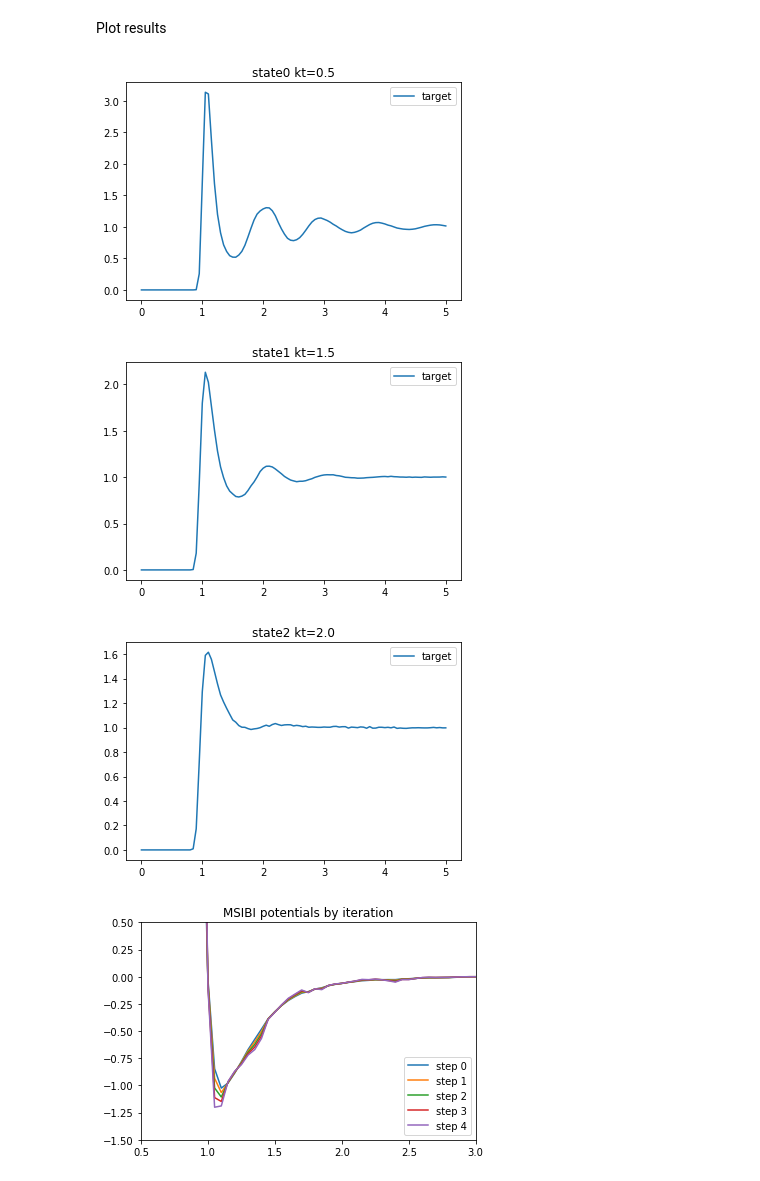
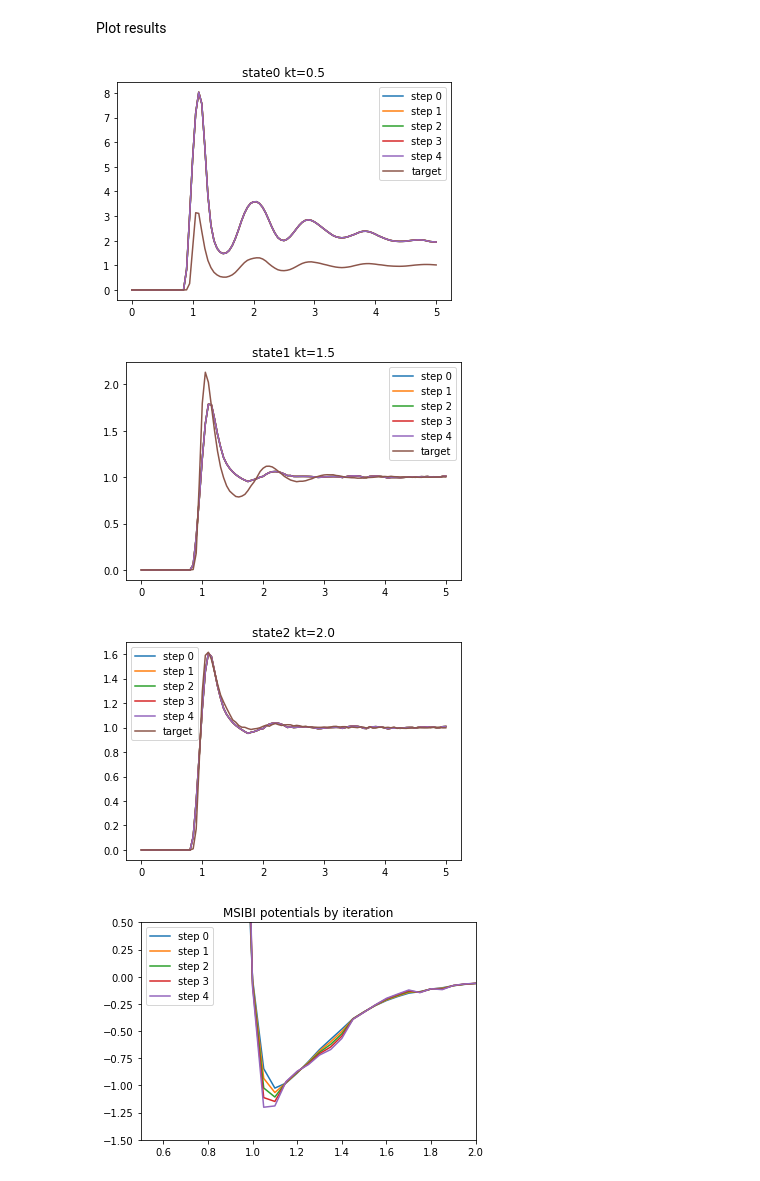
Before and after one commit to mosdef-hub/msibi, a Jupyter notebook: msibi/tutorials/lj/LJ_Tutorial.ipynb, the cells around one changed output. Drawn from its saved outputs; the diff is of its cells as text; code cells hidden in the pictures.

```diff
--- a/msibi/tutorials/lj/LJ_Tutorial.ipynb
+++ b/msibi/tutorials/lj/LJ_Tutorial.ipynb
@@ -188,25 +188,25 @@ Plot results
 # %%
 for state in states:
     plt.title(f'{state.name} kt={state.kT}')
 
     for step in range(0,opt.n_iterations):
         try:
-            step_rdf = np.loadtxt(f'rdfs/pair_1-1-state_{state.name}-step{step}.txt')
+            step_rdf = np.loadtxt(f'rdfs/pair_A-A-state_{state.name}-step{step}.txt')
             plt.plot(step_rdf[:,0],step_rdf[:,1], label=f'step {step}')
         except OSError:
-            target = np.loadtxt(f'rdfs/rdf.target{state.name.strip("state")}.t1t1.txt')
-            plt.plot(target[:,0], target[:,1], label='target')
-            plt.legend()
-            plt.show()
             break
+    target = np.loadtxt(f'rdfs/rdf.target{state.name.strip("state")}.t1t1.txt')
+    plt.plot(target[:,0], target[:,1], label='target')
+    plt.legend()
+    plt.show()
 # %% [output]
-[figure, old version]
+[figure, new version]
-[figure, old version]
+[figure, new version]
-[figure, old version]
+[figure, new version]
 # %%
 for step in range(0, opt.n_iterations):
     plt.ylim([-1.5,0.5])
-    plt.xlim([0.5,3])
+    plt.xlim([0.5,2])
     plt.title("MSIBI potentials by iteration")
     try:
         step_pot = np.loadtxt(f'potentials/step{step}.pot.A-A.txt')
@@ -216,4 +216,4 @@ for step in range(0, opt.n_iterations):
 plt.legend()
 plt.show()
 # %% [output]
-[figure, old version]
+[figure, new version]
```
